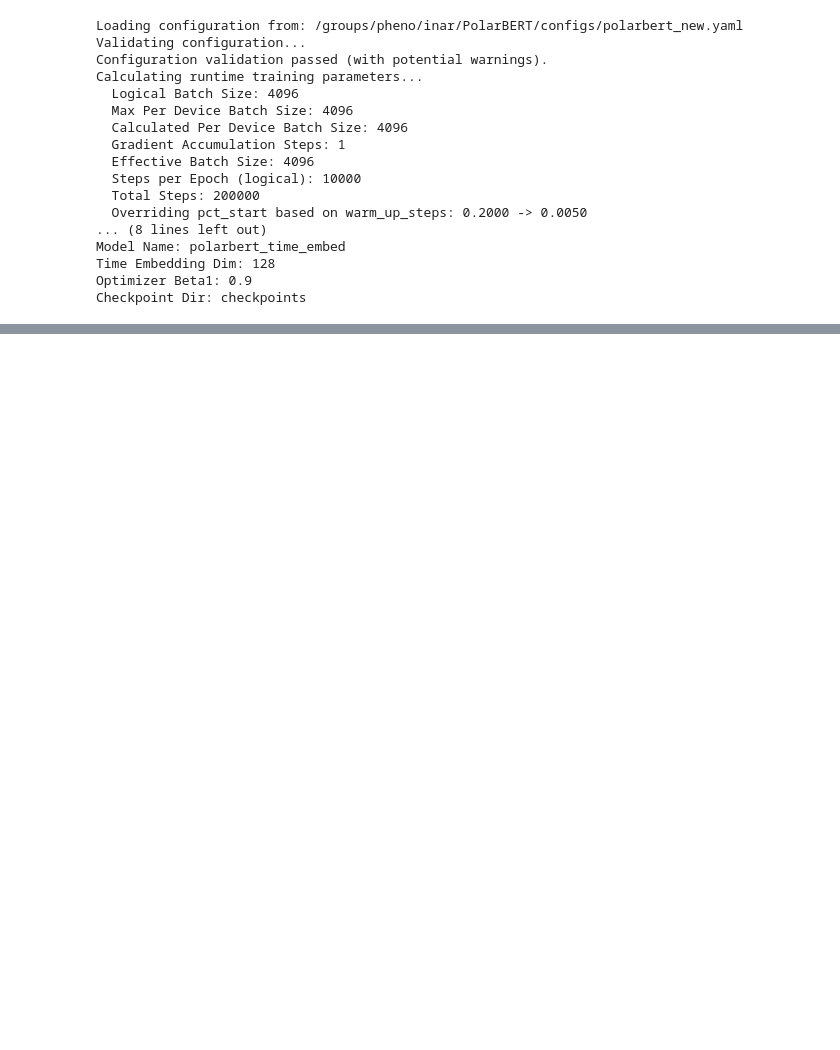
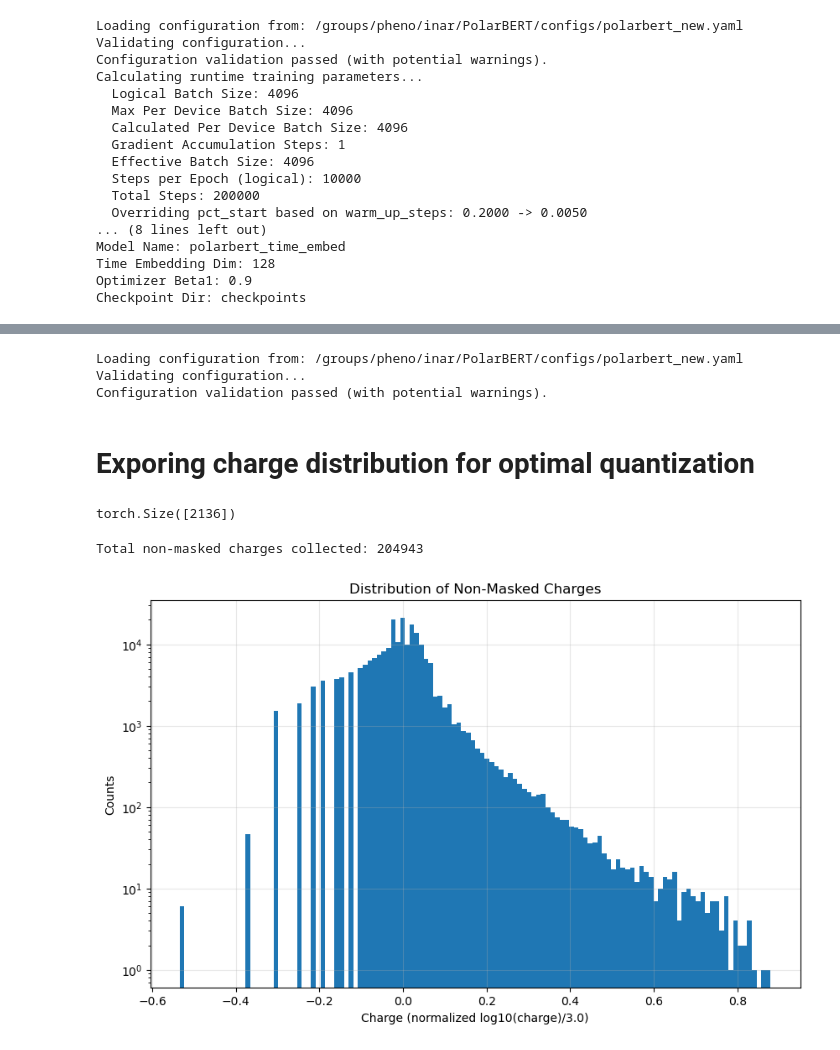
Before and after one commit to timinar/PolarBERT, a Jupyter notebook: notebooks/2025-04-11-time-embedding-dev.ipynb, the cells around one changed output, grey strips where cells are left out. Cells and saved outputs as stored; diff of their text form; code cells hidden in the pictures; blank space fills up the shorter version.

```diff
--- a/notebooks/2025-04-11-time-embedding-dev.ipynb
+++ b/notebooks/2025-04-11-time-embedding-dev.ipynb
@@ -597,0 +90,11 @@ class EnhancedIceCubeEmbedding(nn.Module):
+# %%
+config = PolarBertConfig.from_yaml(config_file)
+config_dict = config.to_dict()
+config_dict["training"]["per_device_batch_size"] = 32
+train_loader, val_loader = get_dataloaders(config_dict, dataset_type='kaggle')
+# %% [output]
+Loading configuration from: /groups/pheno/inar/PolarBERT/configs/polarbert_new.yaml
+Validating configuration...
+Configuration validation passed (with potential warnings).
+# %% [markdown]
+# Exporing charge distribution for optimal quantization
@@ -597,0 +114,58 @@ class EnhancedIceCubeEmbedding(nn.Module):
+# %%
+(x, l), (y, c) = batch
+
+# Create padding mask (same as in embedding.py)
+batch_size, max_seq_len, _ = x.shape
+padding_mask = torch.arange(max_seq_len, device=x.device)[None, :] >= l[:, None]
+
+# Get charge values (feature index 1)
+charges = x[:, :, 1]
+# %%
+padding_mask
+non_pad_mask = ~padding_mask
+charges[non_pad_mask].shape
+# %% [output]
+torch.Size([2136])
+# %%
+charges_non_masked = []
+
+for i, batch in enumerate(train_loader):
+    (x, l), (y, c) = batch
+
+    # Create padding mask (same as in embedding.py)
+    batch_size, max_seq_len, _ = x.shape
+    padding_mask = torch.arange(max_seq_len, device=x.device)[None, :] >= l[:, None]
+
+    # Get charge values (feature index 1)
+    charges = x[:, :, 1]
+
+    # Create mask for non-padded positions
+    non_pad_mask = ~padding_mask
+
+    auxiliary_mask = x[:, :, 2] == -0.5  # Non-auxiliary pulses
+    combined_mask = non_pad_mask & auxiliary_mask
+
+    # Extract only non-padded charges
+    valid_charges = charges[combined_mask]
+
+    # Append to our collection
+    charges_non_masked.append(valid_charges)
+
+    if i > 200:
+        break
+
+# Concatenate all charges into a single tensor
+charges_non_masked = torch.cat(charges_non_masked)
+print(f"Total non-masked charges collected: {len(charges_non_masked)}")
+
+# Create histogram
+plt.figure(figsize=(10, 6))
+plt.hist(charges_non_masked.cpu().numpy(), bins=126)
+plt.xlabel("Charge (normalized log10(charge)/3.0)")
+plt.ylabel("Counts")
+plt.yscale("log")
+plt.title("Distribution of Non-Masked Charges")
+plt.grid(alpha=0.3)
+# %% [output]
+Total non-masked charges collected: 204943
+[figure, added]
```
Also changed, not shown: parts of 43 cells of this notebook, 4 other files.
